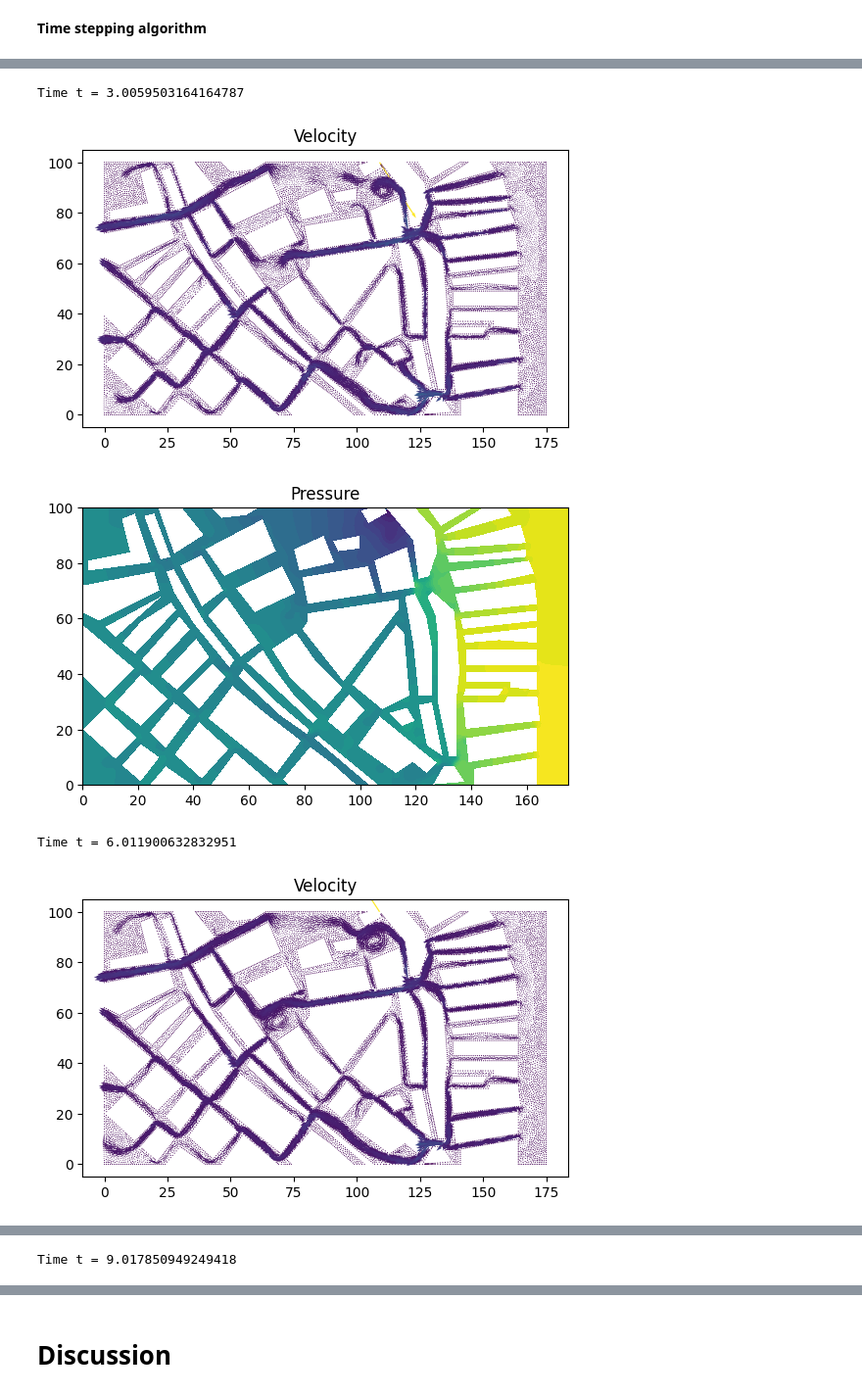
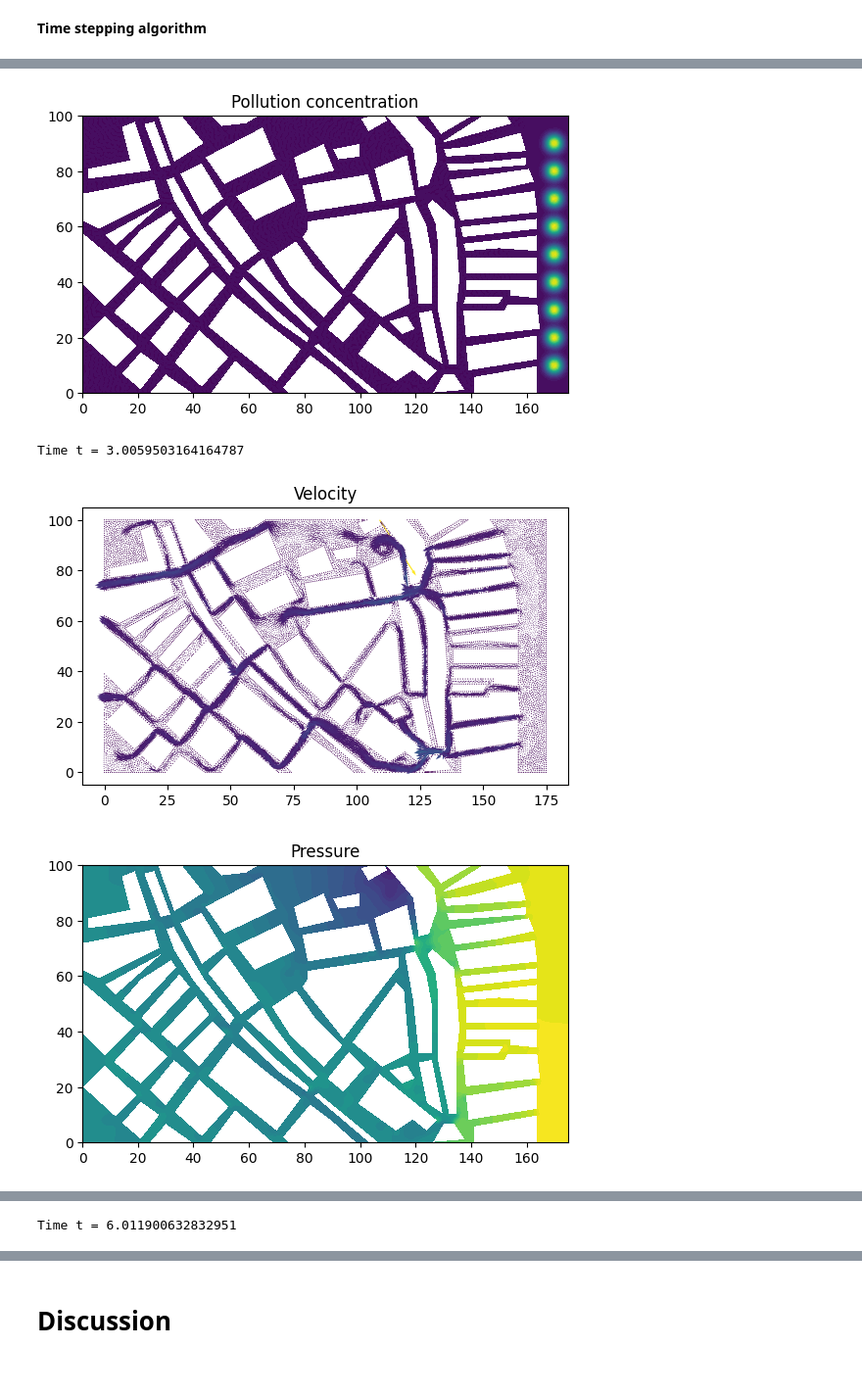
Before and after one commit to elinsyn/Fluid_mechanics, a Jupyter notebook: Navier_Stokes_gamlastan.ipynb, the cells around one changed output, grey strips where cells are left out. Shown at 98% size. Saved outputs shown, nothing was run; the diff lists cells and outputs as text; code cells hidden in the pictures.

```diff
--- a/Navier_Stokes_gamlastan.ipynb
+++ b/Navier_Stokes_gamlastan.ipynb
@@ -211,6 +211,15 @@ u = TrialFunction(V)
 p = TrialFunction(Q)
 v = TestFunction(V)
 q = TestFunction(Q)
+
+# Pollution concentration space
+C = FunctionSpace(mesh, "Lagrange", 1)
+
+c = TrialFunction(C)
+w = TestFunction(C)
+
+c0 = Function(C)   # concentration at previous time step
+c1 = Function(C)   # concentration at current time step
 # %% [markdown]
 **Define boundary conditions**
 # %%
@@ -263,6 +272,10 @@ bcu = [bcu_in0, bcu_in1, bcu_upp0, bcu_upp1, bcu_low0, bcu_low1, bcu_obj0, bcu_o
 #bcu = [bcu_in0, bcu_in1, bcu_upp1, bcu_low1, bcu_obj0, bcu_obj1]
 bcp = [bcp0]
 
+# Pullutant boundary
+bc_c_in = DirichletBC(C, Constant(0.0), dbc_right)
+bc_c = [bc_c_in]
+
 # Define measure for boundary integration
 ds = Measure('ds', domain=mesh, subdomain_data=boundaries)
 # %% [markdown]
@@ -314,6 +361,21 @@ Lu = rhs(Fu)
 Fp = d1*inner((u1 - u0)/dt + grad(um1)*um1 + grad(p), grad(q))*dx + div(um1)*q*dx
 ap = lhs(Fp)
 Lp = rhs(Fp)
+
+# Mean concentration for trapezoidal / Crank-Nicolson time stepping
+cm = 0.5*(c + c0)
+
+# Pollution advection-diffusion-reaction equation
+Fc = (
+    ((c - c0)/dt)*w*dx
+    + dot(u1, grad(cm))*w*dx
+    + Dpoll*dot(grad(cm), grad(w))*dx
+    + decay*cm*w*dx
+    - S*w*dx
+)
+
+ac = lhs(Fc)
+Lc = rhs(Fc)
 # %% [markdown]
 **Triple decomposition**
 # %% [markdown]
@@ -324,6 +386,7 @@ Lp = rhs(Fp)
 # Open files to export solution to Paraview
 file_u = File("results-NS/u.pvd")
 file_p = File("results-NS/p.pvd")
+file_c = File("results-NS/c.pvd")
 
 # Set plot frequency
 plot_time = 0
@@ -381,40 +444,52 @@ while t < T + DOLFIN_EPS:
 
         k += 1
 
+        # Solve pollution transport equation using the current velocity u1
+        Ac = assemble(ac)
+        bc_vec = assemble(Lc)
+
+        [bc.apply(Ac, bc_vec) for bc in bc_c]
+        solve(Ac, c1.vector(), bc_vec, "bicgstab", "default")
+
     if t > plot_time:
 
         s = 'Time t = ' + repr(t)
         print(s)
 
         # Save solution to file
         file_u << u1
         file_p << p1
+        file_c << c1
 
         # Plot solution
         plt.figure()
         plot(u1, title="Velocity")
 
         plt.figure()
         plot(p1, title="Pressure")
 
+        plt.figure()
+        plot(c1, title="Pollution concentration")
+
         plot_time += T/plot_freq
 
         plt.show()
 
 
 
+
     # Update time step
     u0.assign(u1)
+    c0.assign(c1)
     t += dt
 
 #!tar -czvf results-NS.tar.gz results-NS
 #files.download('results-NS.tar.gz')
 # %% [output]
 Time t = 0.07707564913888404
 [figure]
 [figure]
+[figure, new version]
 Time t = 3.0059503164164787
-[figure, old version]
-[figure, old version]
+[figure, new version]
-Time t = 6.011900632832951
-[figure, old version]
+[figure, new version]
@@ -422 +497 @@ Time t = 6.011900632832951
-Time t = 9.017850949249418
+Time t = 6.011900632832951
```
Also changed, not shown: parts of 3 cells of this notebook.
